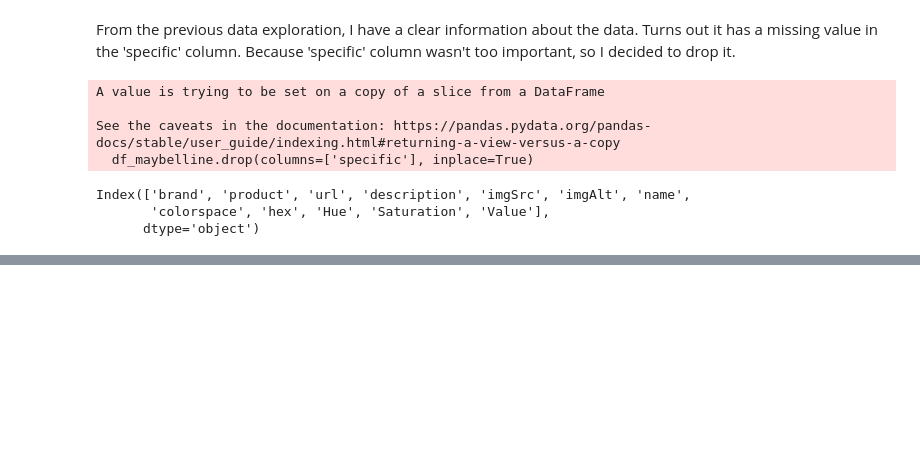
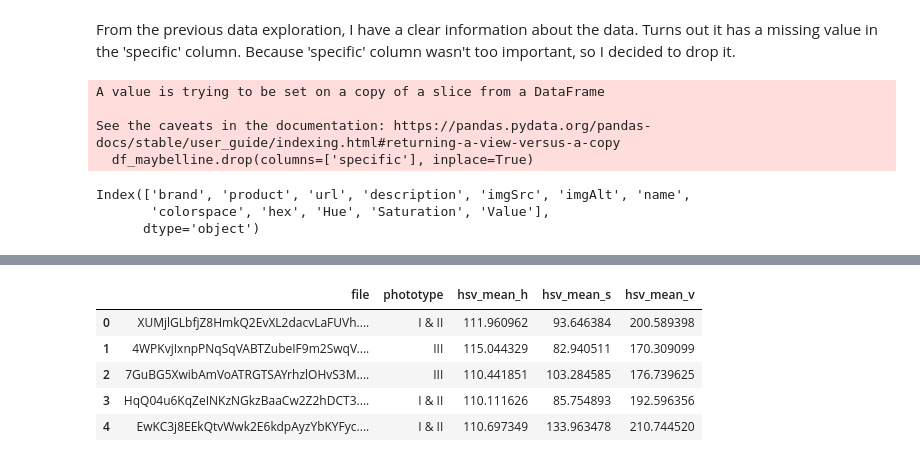
Before and after one commit to janeclrst/fores-1, a Jupyter notebook: final.ipynb, the cells around one changed output, grey strips where cells are left out. Cells and saved outputs as stored; diff of their text form; code cells hidden in the pictures; blank space fills up the shorter version.

```diff
--- a/final.ipynb
+++ b/final.ipynb
@@ -219,0 +237,9 @@ df_maybelline.to_csv('datasets/foundation/maybelline_new.csv', index=False)
+# %%
+df_image.head()
+# %% [output]
+|  | file | phototype | hsv_mean_h | hsv_mean_s | hsv_mean_v |
+| 0 | XUMjlGLbfjZ8HmkQ2EvXL2dacvLaFUVh.... | I & II | 111.960962 | 93.646384 | 200.589398 |
+| 1 | 4WPKvjIxnpPNqSqVABTZubeIF9m2SwqV.... | III | 115.044329 | 82.940511 | 170.309099 |
+| 2 | 7GuBG5XwibAmVoATRGTSAYrhzlOHvS3M.... | III | 110.441851 | 103.284585 | 176.739625 |
+| 3 | HqQ04u6KqZeINKzNGkzBaaCw2Z2hDCT3.... | I & II | 110.111626 | 85.754893 | 192.596356 |
+| 4 | EwKC3j8EEkQtvWwk2E6kdpAyzYbKYFyc.... | I & II | 110.697349 | 133.963478 | 210.744520 |
```
Also changed, not shown: parts of 11 cells of this notebook.
